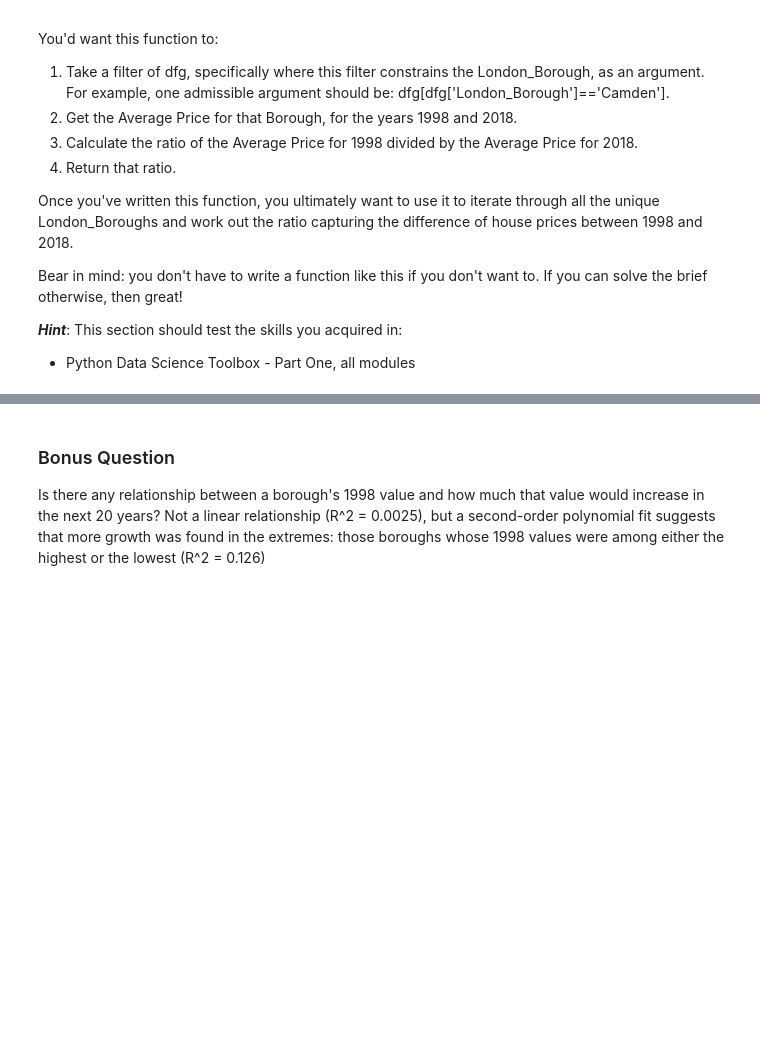
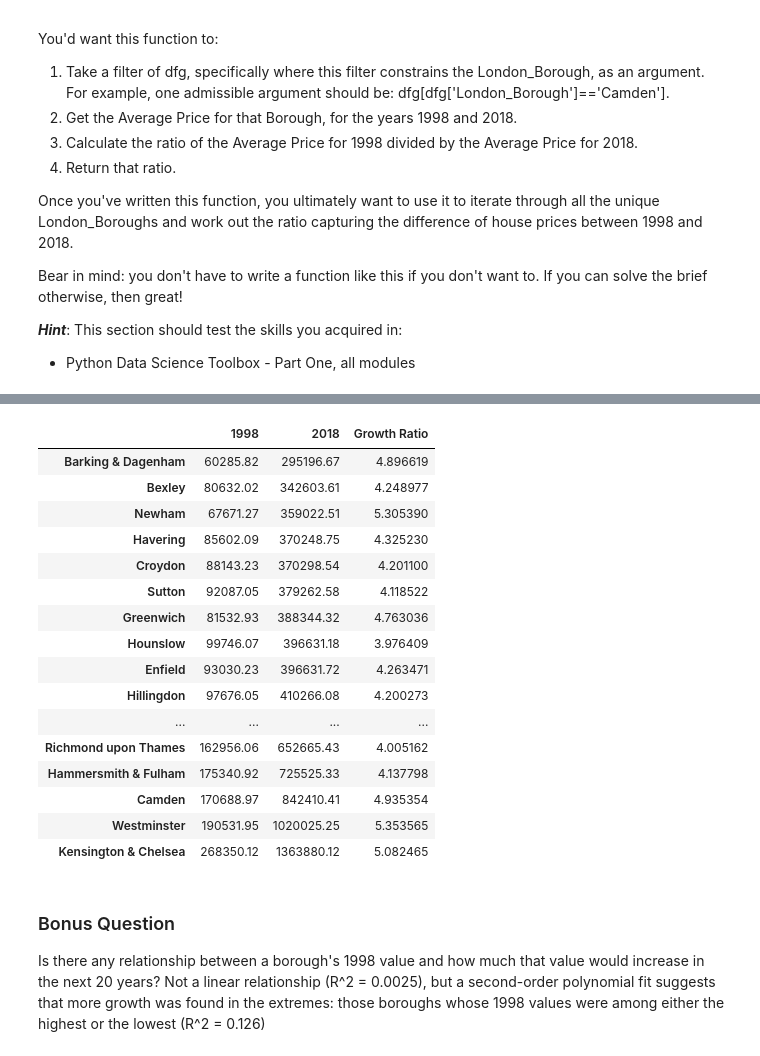
Before and after one commit to cdskc/london_housing, a Jupyter notebook: london_housing_t3.ipynb, the cells around one changed output, grey strips where cells are left out. Saved outputs shown, nothing was run; the diff lists cells and outputs as text; code cells hidden in the pictures; blank space fills up the shorter version.

```diff
--- a/london_housing_t3.ipynb
+++ b/london_housing_t3.ipynb
@@ -249,3 +308,23 @@ df
+# %%
+df.sort_values(by=2018)
+# %% [output]
+|  | 1998 | 2018 | Growth Ratio |
+| Barking & Dagenham | 60285.82 | 295196.67 | 4.896619 |
+| Bexley | 80632.02 | 342603.61 | 4.248977 |
+| Newham | 67671.27 | 359022.51 | 5.305390 |
+| Havering | 85602.09 | 370248.75 | 4.325230 |
+| Croydon | 88143.23 | 370298.54 | 4.201100 |
+| Sutton | 92087.05 | 379262.58 | 4.118522 |
+| Greenwich | 81532.93 | 388344.32 | 4.763036 |
+| Hounslow | 99746.07 | 396631.18 | 3.976409 |
+| Enfield | 93030.23 | 396631.72 | 4.263471 |
+| Hillingdon | 97676.05 | 410266.08 | 4.200273 |
+| ... | ... | ... | ... |
+| Richmond upon Thames | 162956.06 | 652665.43 | 4.005162 |
+| Hammersmith & Fulham | 175340.92 | 725525.33 | 4.137798 |
+| Camden | 170688.97 | 842410.41 | 4.935354 |
+| Westminster | 190531.95 | 1020025.25 | 5.353565 |
+| Kensington & Chelsea | 268350.12 | 1363880.12 | 5.082465 |
 # %% [markdown]
 ### Bonus Question
 Is there any relationship between a borough's 1998 value and how much that value would increase in the next 20 years? Not a linear relationship (R^2 = 0.0025), but a second-order polynomial fit suggests that more growth was found in the extremes: those boroughs whose 1998 values were among either the highest or the lowest (R^2 = 0.126)
```
Also changed, not shown: parts of 14 cells of this notebook, 1 other file.
